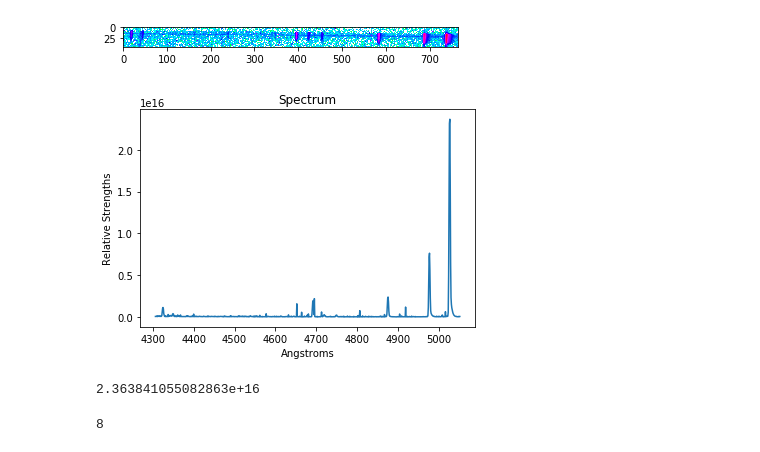
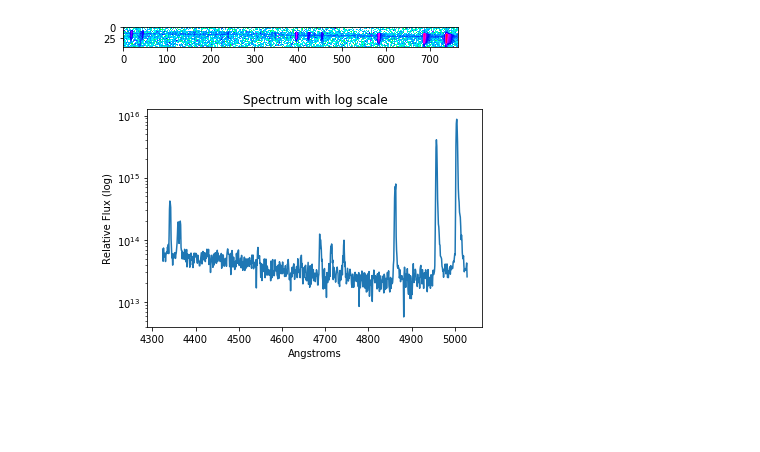
Before and after one commit to astro-kjc/AST443, a Jupyter notebook: Lab2/Lab2_normaliztion.ipynb, the cells around one changed output. Cells and saved outputs as stored; diff of their text form; code cells hidden in the pictures; blank space fills up the shorter version.

```diff
--- a/Lab2/Lab2_normaliztion.ipynb
+++ b/Lab2/Lab2_normaliztion.ipynb
@@ -37,7 +37,7 @@ def apply_mask(arr, mask):
                        arr[1:-1, :-2] + arr[1:-1, 2:])
     return arr
 # %%
-reduced_star = load_plz("data/*redu*")[0]
+reduced_star = load_plz("data/*star_re*")[0]
 # %%
 cropped= reduced_star[15:45,:]
 plt.imshow(cropped)
@@ -47,6 +47,4 @@ plt.imshow(cropped)
 # %%
-ang_per_pix = 0.9747780194475906
-#from lab0
 temp = 11361
 temp_err = 66
 h = 6.626e-34
@@ -62,10 +60,10 @@ for i in range(len(attempt0)):
         H_abs_loc = i
     if attempt0[i] == np.min(attempt0[500:650]):
         H_abs2 = i
-print(H_abs_loc, H_abs2)
-shift1 = 4341 - H_abs_loc*ang_per_pix
-shift2 = 4861 - H_abs2*ang_per_pix
+ang_per_pixel = (H_abs2 - H_abs_loc)/520
+shift1 = (4341 - H_abs_loc*ang_per_pix)        #lower level calibrations
+shift2 = (4861 - H_abs2*ang_per_pix)           #to get an idea of the right answer
+ang_per_pixel = (H_abs2 - H_abs_loc)/520
 shift = (shift1 + shift2) / 2
-x = np.linspace(shift,shift+len(attempt0), 765)
-print(shift)
+x = np.linspace(shift,(shift+len(attempt0)), 765)
 # %% [output]
@@ -104,18 +102,14 @@ plt.imshow(nebulae, cmap='hsv',norm=LogNorm(vmin=.0000001, vmax=2.5));
 [figure]
 # %%
 neb_norm = nebulae/data_fitfunc(x) #divide out data fit and destroy everything we worked for
-mean = np.mean(neb_norm, axis=0)
-ang_per_pix = 0.9747780194475906
-#use shift to display angstroms of location
-plt.plot(np.linspace(shift,shift + neb_norm.shape[1]*ang_per_pix, num=len(mean)),mean)
+mean = np.median(neb_norm, axis=0)
+x = np.linspace(b, b+len(mean)*m, len(mean))
+plt.plot(x,mean)
 #.97 is the angstroms per pixel that was previously calculated in lab0
-plt.title("Spectrum")
+plt.title("Spectrum with log scale")
+plt.yscale('log')
 plt.xlabel("Angstroms")
-#plt.hlines(.05e16, 4300, 5000)
-plt.ylabel("Relative Strengths");
+#plot on logscale so that all emission lines are very visible
+plt.ylabel("Relative Flux (log)");
 # %% [output]
-[figure, old version]
+[figure, new version]
-# %%
-np.max(mean)
-# %% [output]
-2.363841055082863e+16
@@ -136,4 +115,0 @@ indices = np.array(indices)
-# %%
-len(highs)
-# %% [output]
-8
```
Also changed, not shown: parts of 12 cells of this notebook.
